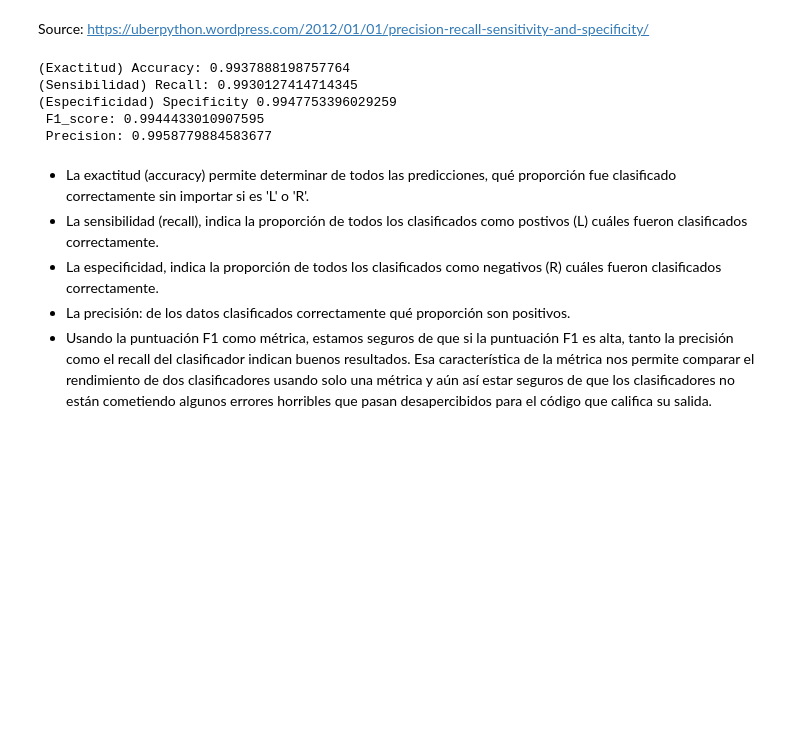
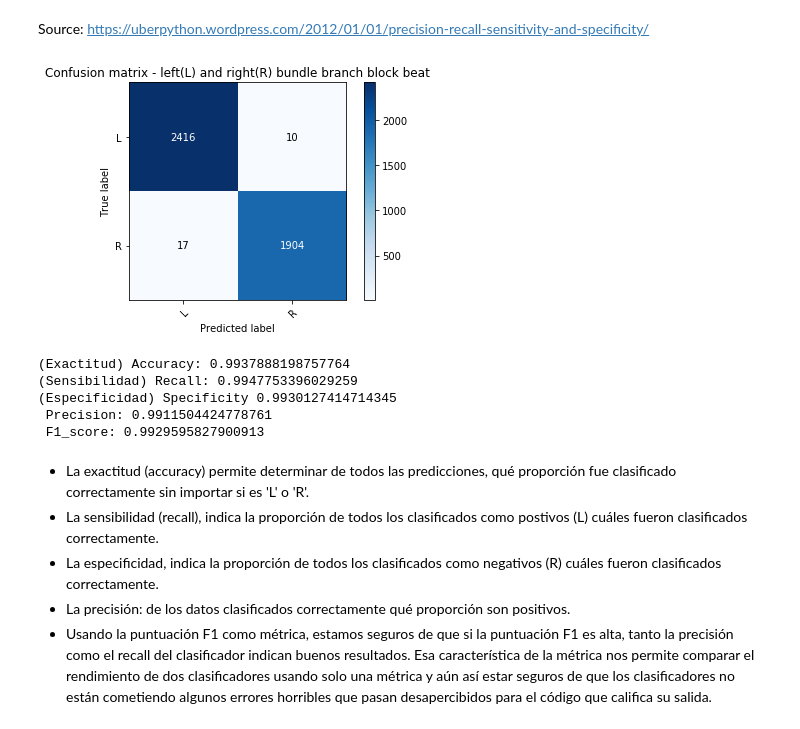
Before and after one commit to juanjosegdoj/ML_optativaUCO, a Jupyter notebook: taller 3 Algoritmo a mano y métricas/taller3.ipynb, the cells around one changed output. Saved outputs shown, nothing was run; the diff lists cells and outputs as text; code cells hidden in the pictures; blank space fills up the shorter version.

```diff
--- a/taller 3 Algoritmo a mano y métricas/taller3.ipynb
+++ b/taller 3 Algoritmo a mano y métricas/taller3.ipynb
@@ -305,3 +304,7 @@ Wall time: 3min 54s
 predictions = best_clf.predict(X_test)
 # %% [markdown]
 Source: https://uberpython.wordpress.com/2012/01/01/precision-recall-sensitivity-and-specificity/
+# %%
+plot_confusion_matrix(y_test, predictions, title = "Confusion matrix - left(L) and right(R) bundle branch block beat");
+# %% [output]
+[figure, added]
@@ -308,20 +313,20 @@ Source: https://uberpython.wordpress.com/2012/01/01/precision-recall-sensitivity
 # %%
 accuracy_ = accuracy_score(predictions, y_test)
-recall_ = recall_score(predictions, y_test, average="binary", pos_label="L")
-f1_ = f1_score(predictions, y_test, pos_label="L")
-precision_ = precision_score(predictions, y_test, pos_label="L")
+recall_ = recall_score(predictions, y_test, pos_label="R")
+f1_ = f1_score(predictions, y_test, pos_label="R")
+precision_ = precision_score(predictions, y_test, pos_label="R")
 
 print(f"(Exactitud) Accuracy: {accuracy_}")         # (2416 + 1904) / (2416 + 1904 + 10 + 17)
 print(f"(Sensibilidad) Recall: {recall_}")          # 2416 / (2416 + 17)
-print(f"(Especificidad) Specificity {1904 / (1904 + 10)}")
+print(f"(Especificidad) Specificity {tn / (tn + fp)}")
 print(f" Precision: {precision_}")                  # (2416) / (2416 + 10)
 print(f" F1_score: {f1_}")                          # 2 * (precision * recall) / (precision + recall)
 # %% [output]
 (Exactitud) Accuracy: 0.9937888198757764
-(Sensibilidad) Recall: 0.9930127414714345
-(Especificidad) Specificity 0.9947753396029259
- F1_score: 0.9944433010907595
- Precision: 0.9958779884583677
+(Sensibilidad) Recall: 0.9947753396029259
+(Especificidad) Specificity 0.9930127414714345
+ Precision: 0.9911504424778761
+ F1_score: 0.9929595827900913
 # %% [markdown]
 - La exactitud (accuracy) permite determinar de todos las predicciones, qué proporción fue clasificado correctamente sin importar si es 'L' o 'R'.
 - La sensibilidad (recall), indica la proporción de todos los clasificados como postivos (L) cuáles fueron clasificados correctamente.
```
Also changed, not shown: parts of 20 cells of this notebook.
